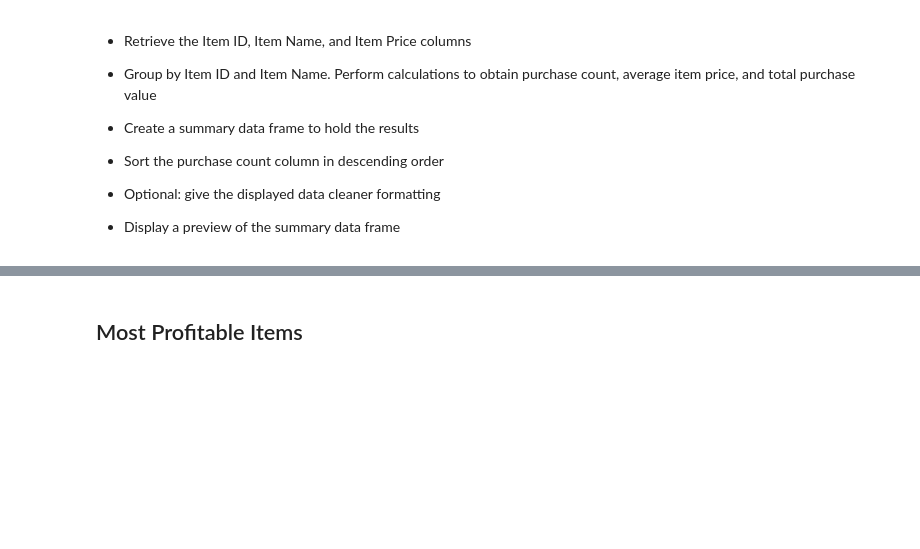
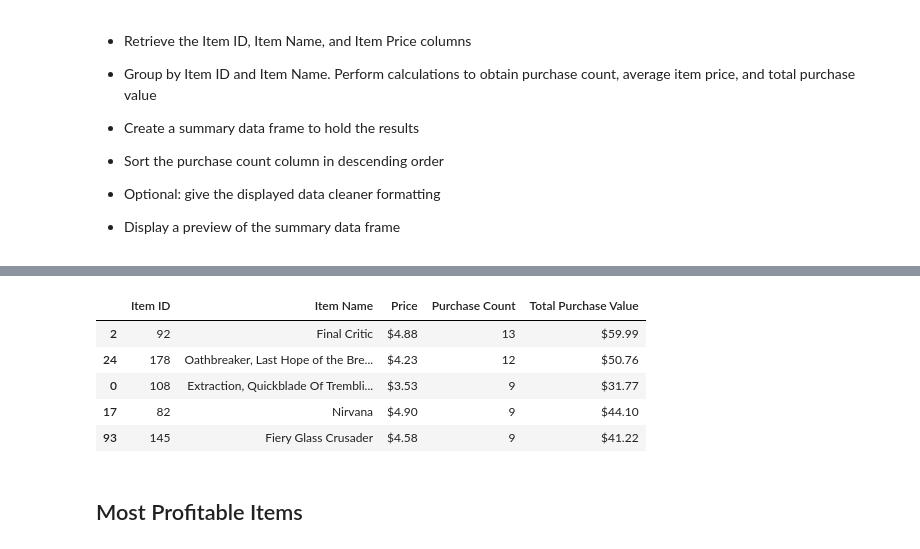
Before and after one commit to trent654321/pandas-challenge, a Jupyter notebook: HeroesOfPymoli/HeroesOfPymoli_starter.ipynb, the cells around one changed output, grey strips where cells are left out. Saved outputs shown, nothing was run; the diff lists cells and outputs as text; code cells hidden in the pictures; blank space fills up the shorter version.

```diff
--- a/HeroesOfPymoli/HeroesOfPymoli_starter.ipynb
+++ b/HeroesOfPymoli/HeroesOfPymoli_starter.ipynb
@@ -213,3 +272,24 @@ output
+# %%
+items_df=purchase_data[['Item ID','Item Name','Price']]
+no_dupes = items_df.drop_duplicates(subset=['Item ID'])
+count_df= items_df.groupby(['Item ID']).count().reset_index()
+count_df = count_df[['Item ID','Price']]
+count_df.rename(columns={'Price': 'Purchase Count'},inplace=True)
+sum_df= items_df.groupby(['Item ID']).sum().reset_index()
+sum_df = sum_df[['Item ID','Price']]
+sum_df.rename(columns={'Price': 'Total Purchase Value'},inplace=True)
+merged_df = no_dupes.merge(count_df,on='Item ID')
+merged_df = merged_df.merge(sum_df,on='Item ID')
+merged_df = merged_df.sort_values(by=['Purchase Count'],ascending=False)
+cleaned_data = merged_df.head(5).style.format({'Price':'${0:,.2f}','Total Purchase Value':'${0:,.2f}'})
+cleaned_data
+# %% [output]
+|  | Item ID | Item Name | Price | Purchase Count | Total Purchase Value |
+| 2 | 92 | Final Critic | $4.88 | 13 | $59.99 |
+| 24 | 178 | Oathbreaker, Last Hope of the Bre... | $4.23 | 12 | $50.76 |
+| 0 | 108 | Extraction, Quickblade Of Trembli... | $3.53 | 9 | $31.77 |
+| 17 | 82 | Nirvana | $4.90 | 9 | $44.10 |
+| 93 | 145 | Fiery Glass Crusader | $4.58 | 9 | $41.22 |
 # %% [markdown]
 ## Most Profitable Items
 # %% [markdown]
```
Also changed, not shown: parts of 12 cells of this notebook.
